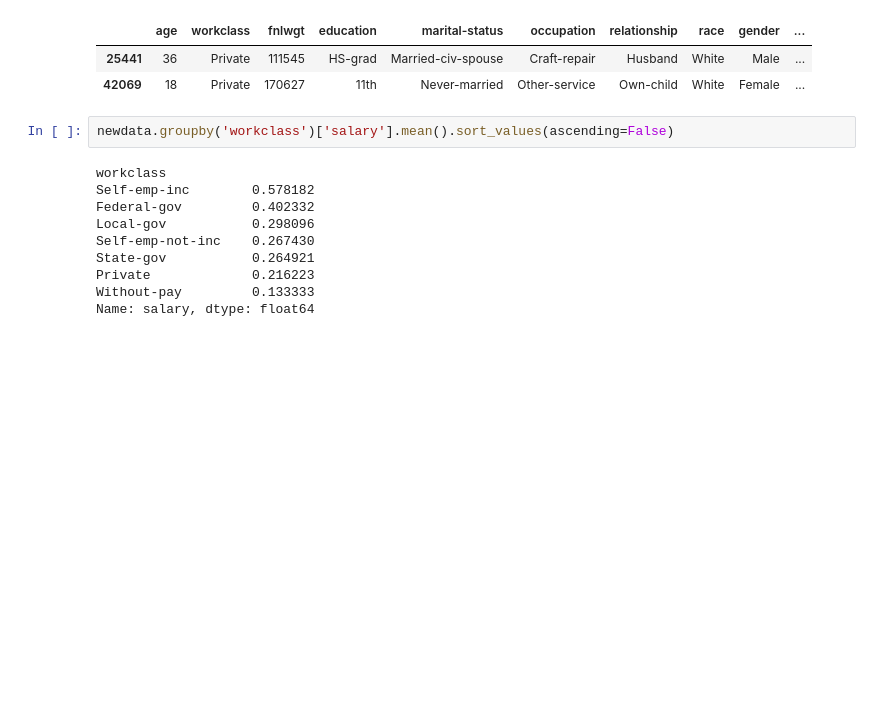
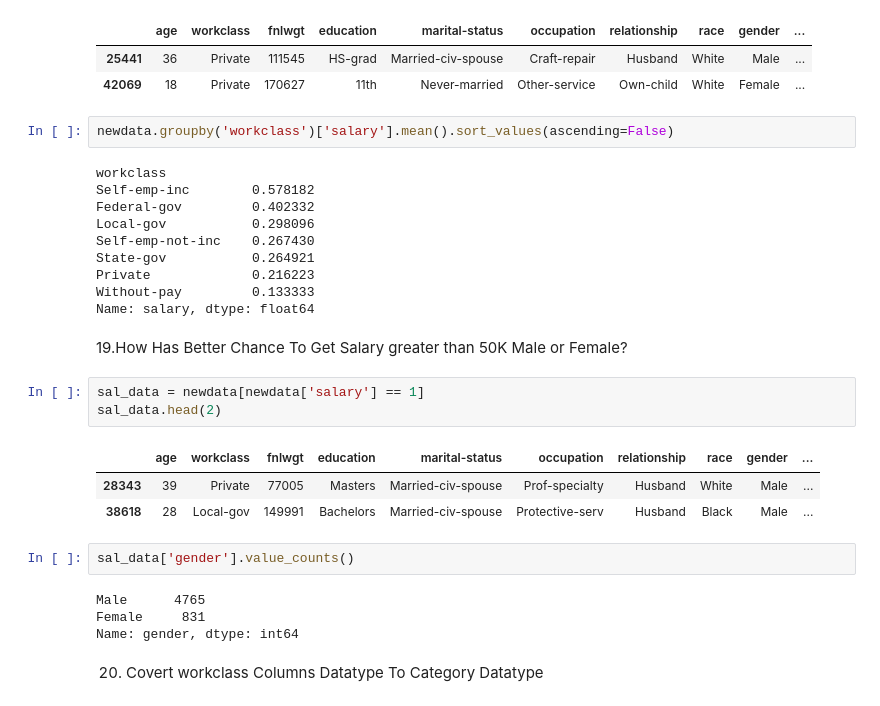
Before and after one commit to achmegantara/adult-income-analysis, a Jupyter notebook: adult-income.ipynb, the cells around one changed output. Cells and saved outputs as stored; diff of their text form; blank space fills up the shorter version.

```diff
--- a/adult-income.ipynb
+++ b/adult-income.ipynb
@@ -351,3 +351,20 @@ State-gov           0.264921
 Private             0.216223
 Without-pay         0.133333
 Name: salary, dtype: float64
+# %% [markdown]
+19.How Has Better Chance To Get Salary greater than 50K Male or Female?
+# %%
+sal_data = newdata[newdata['salary'] == 1]
+sal_data.head(2)
+# %% [output]
+|  | age | workclass | fnlwgt | education | marital-status | occupation | relationship | race | gender | ... |
+| 28343 | 39 | Private | 77005 | Masters | Married-civ-spouse | Prof-specialty | Husband | White | Male | ... |
+| 38618 | 28 | Local-gov | 149991 | Bachelors | Married-civ-spouse | Protective-serv | Husband | Black | Male | ... |
+# %%
+sal_data['gender'].value_counts()
+# %% [output]
+Male      4765
+Female     831
+Name: gender, dtype: int64
+# %% [markdown]
+20. Covert workclass Columns Datatype To Category Datatype
```
Also changed, not shown: parts of 2 cells of this notebook.
